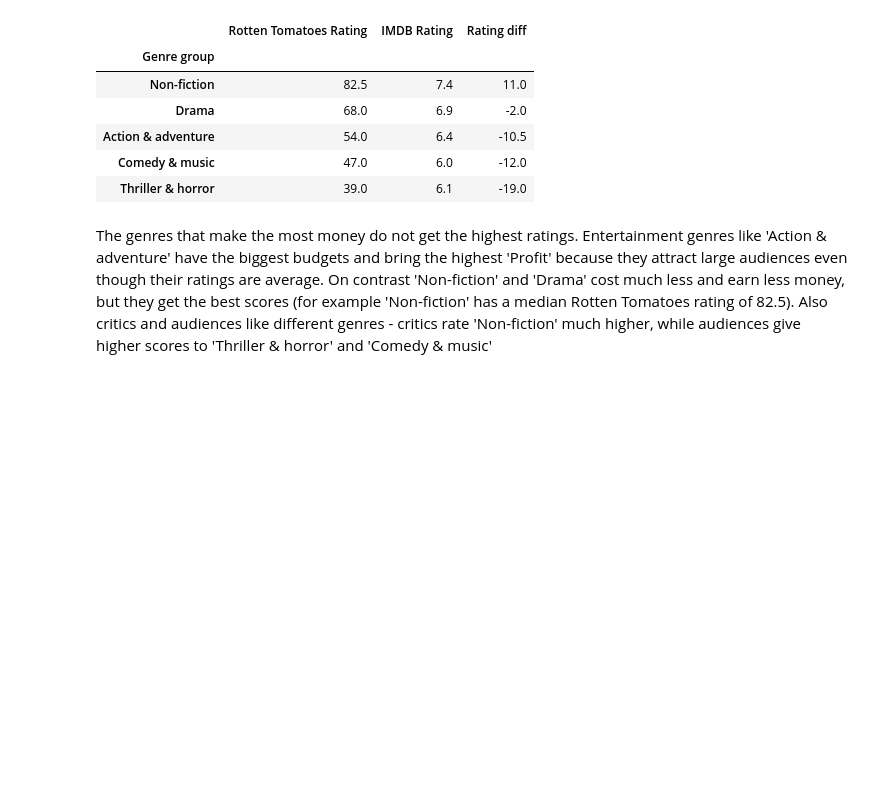
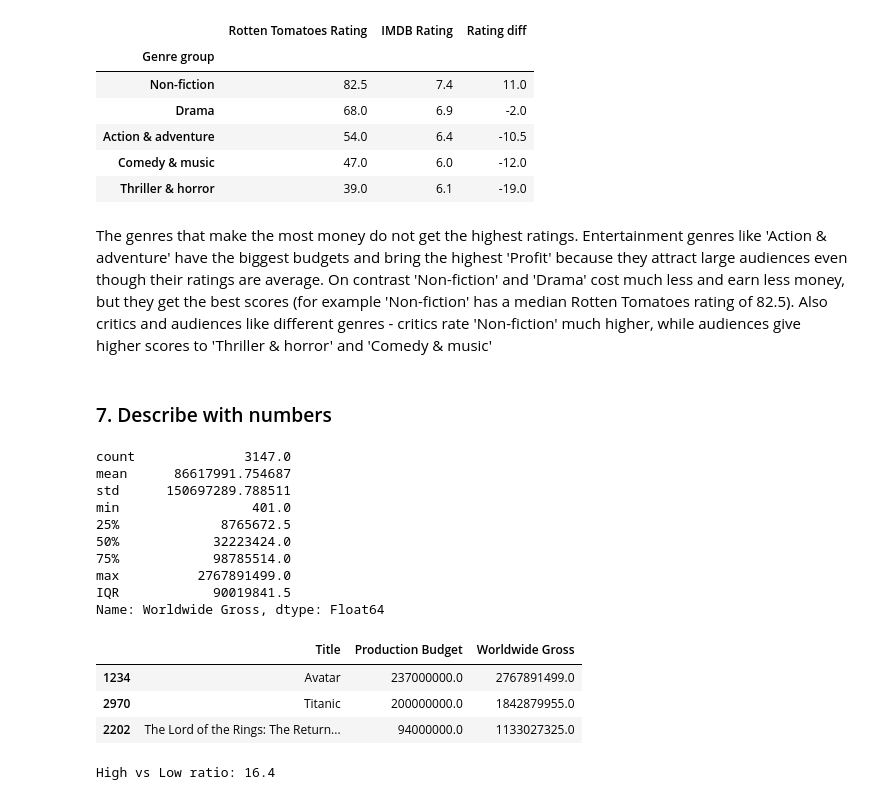
Before and after one commit to marynarymkevich/code-labs, a Jupyter notebook: DataAnalysis/Project/movies.ipynb, the cells around one changed output. Saved outputs shown, nothing was run; the diff lists cells and outputs as text; code cells hidden in the pictures; blank space fills up the shorter version.

```diff
--- a/DataAnalysis/Project/movies.ipynb
+++ b/DataAnalysis/Project/movies.ipynb
@@ -376,3 +376,33 @@ movies.groupby('Genre group')[rating_cols].median().sort_values('Rotten Tomatoes
 | Thriller & horror | 39.0 | 6.1 | -19.0 |
 # %% [markdown]
 The genres that make the most money do not get the highest ratings. Entertainment genres like 'Action & adventure' have the biggest budgets and bring the highest 'Profit' because they attract large audiences even though their ratings are average. On contrast 'Non-fiction' and 'Drama' cost much less and earn less money, but they get the best scores (for example 'Non-fiction' has a median Rotten Tomatoes rating of 82.5). Also critics and audiences like different genres - critics rate 'Non-fiction' much higher, while audiences give higher scores to 'Thriller & horror' and 'Comedy & music'
+# %% [markdown]
+### 7. Describe with numbers
+# %%
+# Summary for Worldwide Gross
+wg_stats = movies['Worldwide Gross'].astype('Float64').describe()
+wg_stats['IQR'] = wg_stats['75%'] - wg_stats['25%']
+print(wg_stats)
+
+# Top 3 outliers
+display(movies[['Title', 'Production Budget', 'Worldwide Gross']].sort_values('Worldwide Gross', ascending=False).head(3))
+
+# Compare median Worldwide Gross between High and Low budget groups
+medians = movies.groupby('Budget group', observed=True)['Worldwide Gross'].median()
+print("High vs Low ratio:", round(medians['High'] / medians['Low'], 1))
+# %% [output]
+count              3147.0
+mean      86617991.754687
+std      150697289.788511
+min                 401.0
+25%             8765672.5
+50%            32223424.0
+75%            98785514.0
+max          2767891499.0
+IQR            90019841.5
+Name: Worldwide Gross, dtype: Float64
+|  | Title | Production Budget | Worldwide Gross |
+| 1234 | Avatar | 237000000.0 | 2767891499.0 |
+| 2970 | Titanic | 200000000.0 | 1842879955.0 |
+| 2202 | The Lord of the Rings: The Return... | 94000000.0 | 1133027325.0 |
+High vs Low ratio: 16.4
```
Also changed, not shown: parts of 7 cells of this notebook.
